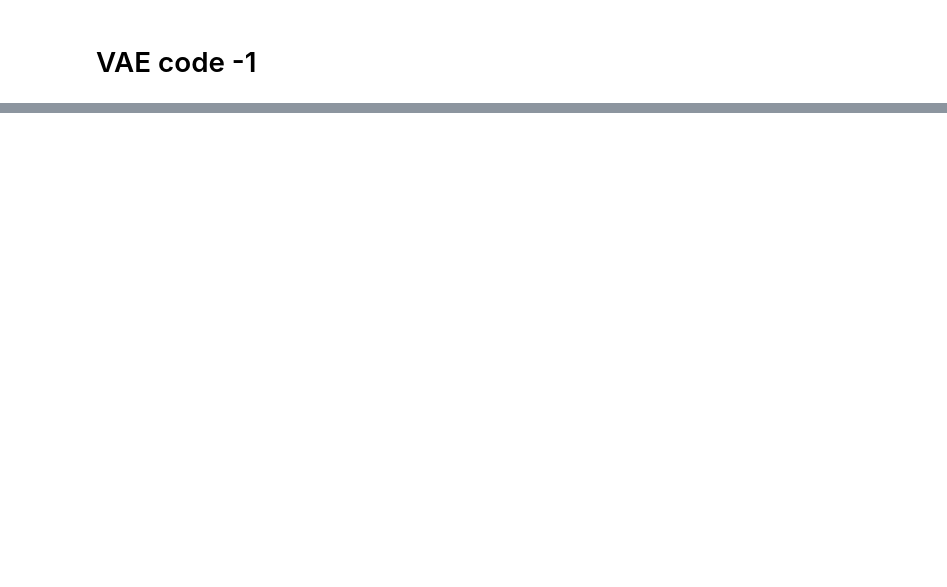
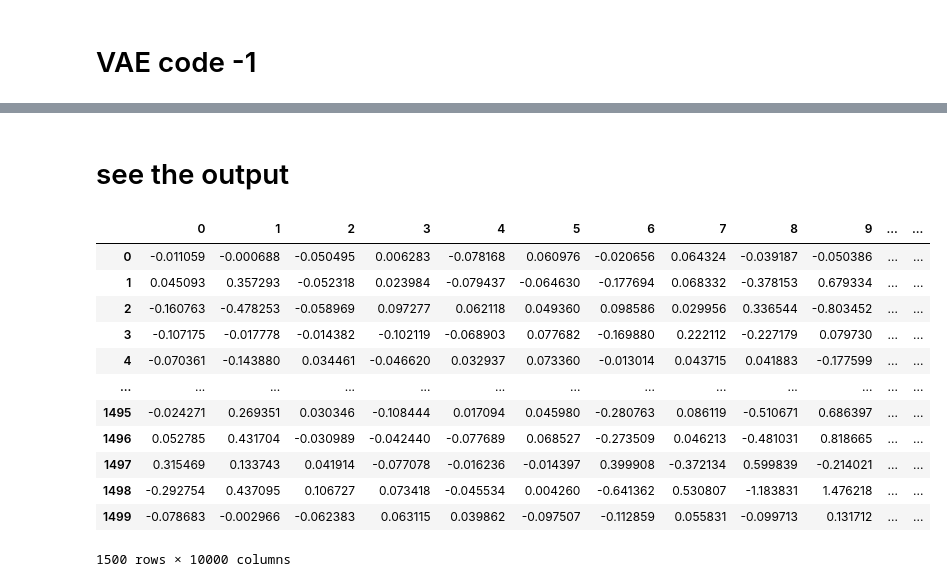
Before and after one commit to Nockda/dissertation, a Jupyter notebook: rl-baselines3-zoo-master/vae.ipynb, the cells around one changed output, grey strips where cells are left out. Saved outputs shown, nothing was run; the diff lists cells and outputs as text; code cells hidden in the pictures; blank space fills up the shorter version.

```diff
--- a/rl-baselines3-zoo-master/vae.ipynb
+++ b/rl-baselines3-zoo-master/vae.ipynb
@@ -525,0 +503,48 @@ evaluate(model, loss_fn, test_loader)
+# %% [markdown]
+# see the output
+# %%
+def test_model(model, test_loader):
+    model.eval()
+    with torch.no_grad():
+        for i, batch in enumerate(test_loader):
+            batch_data = batch[0]  # get the data from the batch
+            batch_data = batch_data.view(batch_data.size(0), -1)  # flatten the data
+            reconstructed_batch, _, _ = model(batch_data)  # get reconstructed data from the model
+
+            # Convert tensors to numpy arrays for use in pandas
+            original_data = batch_data.detach().cpu().numpy()
+            reconstructed_data = reconstructed_batch.detach().cpu().numpy()
+
+            # Convert to dataframes
+            original_df = pd.DataFrame(original_data)
+            reconstructed_df = pd.DataFrame(reconstructed_data)
+
+            if i == 0:  # for the first iteration, create the dataframes
+                all_original_df = original_df
+                all_reconstructed_df = reconstructed_df
+            else:  # for subsequent iterations, append to the existing dataframes
+                all_original_df = pd.concat([all_original_df, original_df])
+                all_reconstructed_df = pd.concat([all_reconstructed_df, reconstructed_df])
+
+    return all_original_df, all_reconstructed_df
+
+# Call the function after training
+original_df, reconstructed_df = test_model(model, test_loader)
+# %%
+original_df, reconstructed_df = test_model(model, valid_loader)
+# %%
+original_df
+# %% [output]
+|  | 0 | 1 | 2 | 3 | 4 | 5 | 6 | 7 | 8 | 9 | ... | ... |
+| 0 | -0.011059 | -0.000688 | -0.050495 | 0.006283 | -0.078168 | 0.060976 | -0.020656 | 0.064324 | -0.039187 | -0.050386 | ... | ... |
+| 1 | 0.045093 | 0.357293 | -0.052318 | 0.023984 | -0.079437 | -0.064630 | -0.177694 | 0.068332 | -0.378153 | 0.679334 | ... | ... |
+| 2 | -0.160763 | -0.478253 | -0.058969 | 0.097277 | 0.062118 | 0.049360 | 0.098586 | 0.029956 | 0.336544 | -0.803452 | ... | ... |
+| 3 | -0.107175 | -0.017778 | -0.014382 | -0.102119 | -0.068903 | 0.077682 | -0.169880 | 0.222112 | -0.227179 | 0.079730 | ... | ... |
+| 4 | -0.070361 | -0.143880 | 0.034461 | -0.046620 | 0.032937 | 0.073360 | -0.013014 | 0.043715 | 0.041883 | -0.177599 | ... | ... |
+| ... | ... | ... | ... | ... | ... | ... | ... | ... | ... | ... | ... | ... |
+| 1495 | -0.024271 | 0.269351 | 0.030346 | -0.108444 | 0.017094 | 0.045980 | -0.280763 | 0.086119 | -0.510671 | 0.686397 | ... | ... |
+| 1496 | 0.052785 | 0.431704 | -0.030989 | -0.042440 | -0.077689 | 0.068527 | -0.273509 | 0.046213 | -0.481031 | 0.818665 | ... | ... |
+| 1497 | 0.315469 | 0.133743 | 0.041914 | -0.077078 | -0.016236 | -0.014397 | 0.399908 | -0.372134 | 0.599839 | -0.214021 | ... | ... |
+| 1498 | -0.292754 | 0.437095 | 0.106727 | 0.073418 | -0.045534 | 0.004260 | -0.641362 | 0.530807 | -1.183831 | 1.476218 | ... | ... |
+| 1499 | -0.078683 | -0.002966 | -0.062383 | 0.063115 | 0.039862 | -0.097507 | -0.112859 | 0.055831 | -0.099713 | 0.131712 | ... | ... |
+1500 rows × 10000 columns
```
Also changed, not shown: parts of 31 cells of this notebook, 38 other files.
